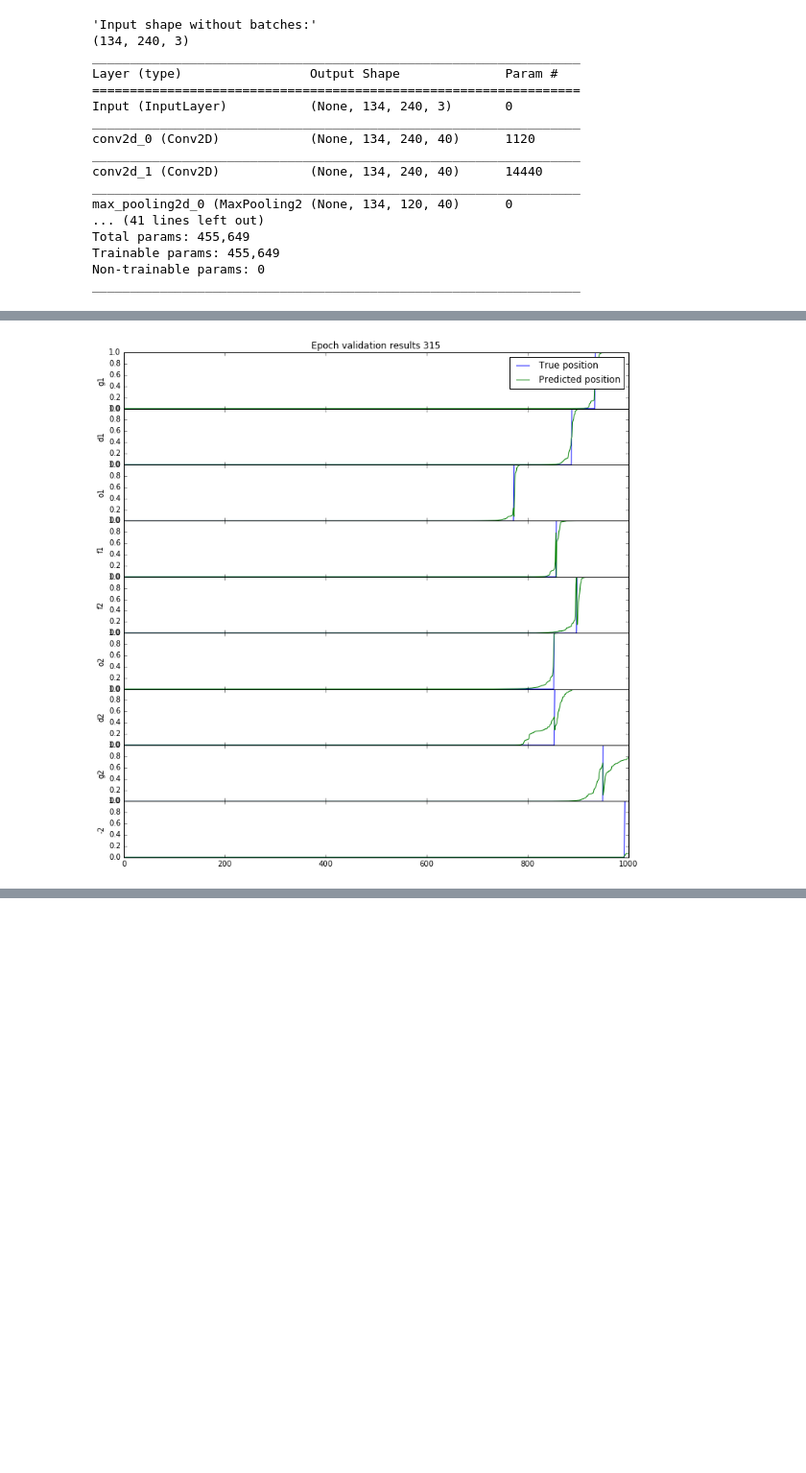
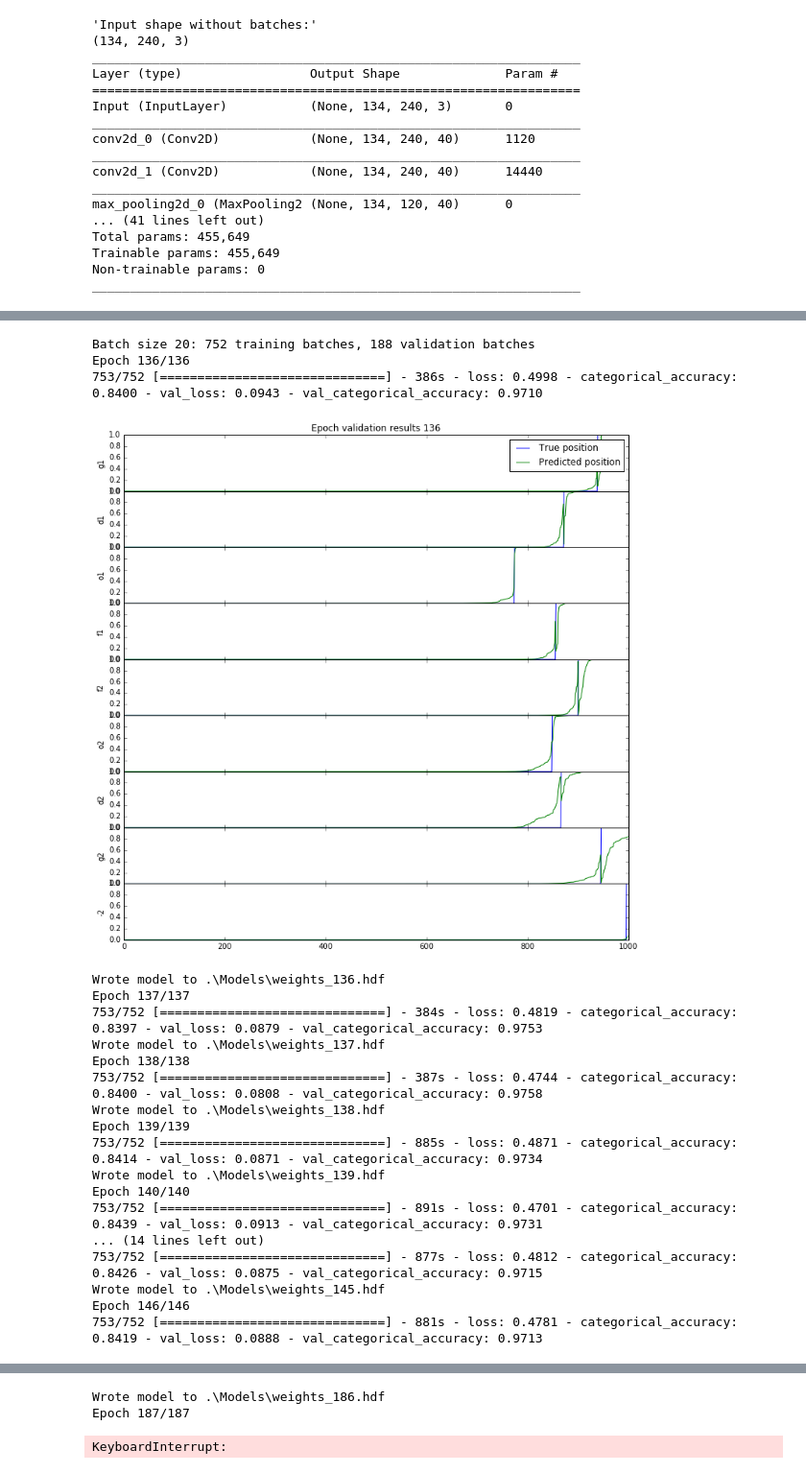
Before and after one commit to glmcdona/FoosSegmentation, a Jupyter notebook: ReleasedModels/BallTrackingV1/TrainingNotebookBackup/BallTracking.ipynb, the cells around one changed output, grey strips where cells are left out. Shown at 96% size. Saved outputs shown, nothing was run; the diff lists cells and outputs as text; code cells hidden in the pictures; blank space fills up the shorter version.

Commit message:
Update BallTrackingV1. Add score tracking processed data and training notebook.

```diff
--- a/ReleasedModels/BallTrackingV1/TrainingNotebookBackup/BallTracking.ipynb
+++ b/ReleasedModels/BallTrackingV1/TrainingNotebookBackup/BallTracking.ipynb
@@ -527,5 +533,65 @@ Transform of type 'VideoLoaderRandom' returned None.
-# %%
-
-plot_validate(ValidationBatchGen(20, validation), model, 1000, "Epoch validation results %i" % epoch, output_names)
-# %% [output]
-[figure, removed]
+# %%
+# For a multi-class classification problem
+model.compile(optimizer=keras.optimizers.RMSprop(lr=0.000002),
+#model.compile(optimizer=keras.optimizers.adam(),
+              loss='categorical_crossentropy',
+              metrics=['categorical_accuracy'])
+
+# Was ran on the above simple model, not pre-trained Inceptionv3 run.
+epoch = 135
+#batches_validation_per_epoch = 50
+#batches_training_per_epoch = 400
+batch_size = 20
+batches_training_per_epoch = int(training.length / batch_size) / 5
+batches_validation_per_epoch = int(validation.length / batch_size) / 5
+print("Batch size %i: %i training batches, %i validation batches" % (batch_size, batches_training_per_epoch, batches_validation_per_epoch) )
+WEIGHTS_FNAME = '.\\Models\\weights_%i.hdf'
+MODELS_FNAME = '.\\Models\\models_%i.h5'
+
+for i in range(500):
+    model.fit_generator(
+        TrainBatchGen(batch_size, training=training),
+        batches_training_per_epoch,
+        epochs=epoch+1,
+        verbose=1,
+        callbacks=None,
+        class_weight=None,
+        max_q_size=50,
+        workers=50,
+        validation_data=ValidationBatchGen(batch_size, validation),
+        validation_steps = batches_validation_per_epoch,
+        pickle_safe=False,
+        initial_epoch=epoch)
+
+    epoch += 1
+
+    # Plot occasional validation data plot
+    if i % 10 == 0:
+        plot_validate(ValidationBatchGen(batch_size, validation), model, 1000, "Epoch validation results %i" % epoch, output_names)
+
+    # Save the model
+    model.save_weights(WEIGHTS_FNAME % epoch)
+    model.save(MODELS_FNAME % epoch)
+    print(("Wrote model to " + WEIGHTS_FNAME )  % epoch)
+# %% [output]
+Batch size 20: 752 training batches, 188 validation batches
+Epoch 136/136
+753/752 [==============================] - 386s - loss: 0.4998 - categorical_accuracy: 0.8400 - val_loss: 0.0943 - val_categorical_accuracy: 0.9710
+[figure, added]
+Wrote model to .\Models\weights_136.hdf
+Epoch 137/137
+753/752 [==============================] - 384s - loss: 0.4819 - categorical_accuracy: 0.8397 - val_loss: 0.0879 - val_categorical_accuracy: 0.9753
+Wrote model to .\Models\weights_137.hdf
+Epoch 138/138
+753/752 [==============================] - 387s - loss: 0.4744 - categorical_accuracy: 0.8400 - val_loss: 0.0808 - val_categorical_accuracy: 0.9758
+Wrote model to .\Models\weights_138.hdf
+Epoch 139/139
+753/752 [==============================] - 885s - loss: 0.4871 - categorical_accuracy: 0.8414 - val_loss: 0.0871 - val_categorical_accuracy: 0.9734
+Wrote model to .\Models\weights_139.hdf
+Epoch 140/140
+753/752 [==============================] - 891s - loss: 0.4701 - categorical_accuracy: 0.8439 - val_loss: 0.0913 - val_categorical_accuracy: 0.9731
+... (14 lines left out)
+753/752 [==============================] - 877s - loss: 0.4812 - categorical_accuracy: 0.8426 - val_loss: 0.0875 - val_categorical_accuracy: 0.9715
+Wrote model to .\Models\weights_145.hdf
+Epoch 146/146
+753/752 [==============================] - 881s - loss: 0.4781 - categorical_accuracy: 0.8419 - val_loss: 0.0888 - val_categorical_accuracy: 0.9713
@@ -531,0 +671,3 @@ plot_validate(ValidationBatchGen(20, validation), model, 1000, "Epoch validation
+Wrote model to .\Models\weights_186.hdf
+Epoch 187/187
+KeyboardInterrupt:
```
Also changed, not shown: parts of 4 cells of this notebook, 17 other files.
